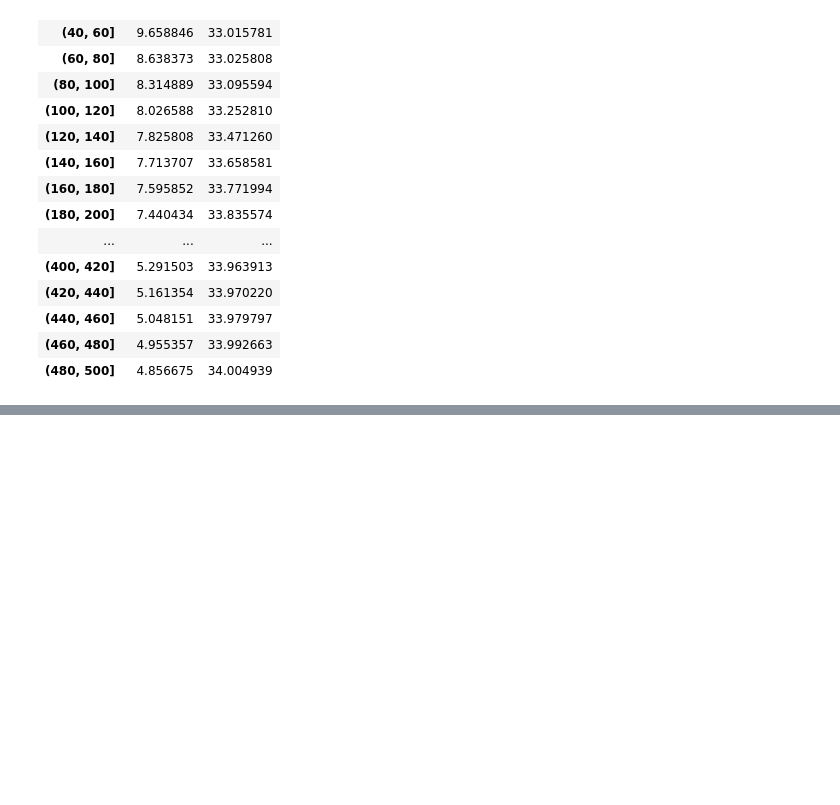
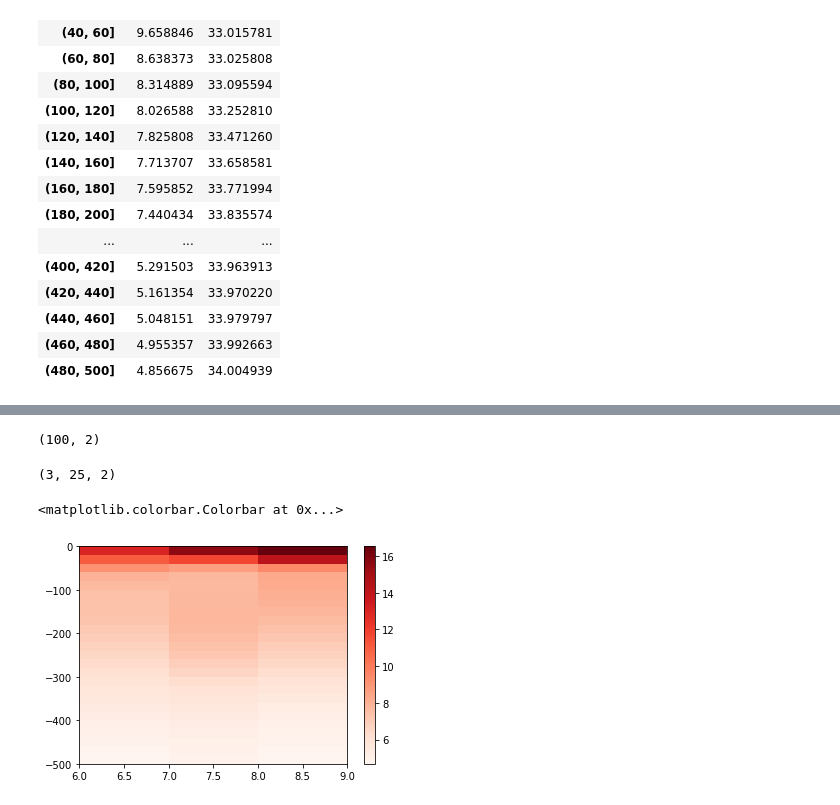
Before and after one commit to adityarn/MAR440_PythonModule, a Jupyter notebook: 04_Pandas.ipynb, the cells around one changed output, grey strips where cells are left out. Drawn from its saved outputs; the diff is of its cells as text; code cells hidden in the pictures; blank space fills up the shorter version.

```diff
--- a/04_Pandas.ipynb
+++ b/04_Pandas.ipynb
@@ -406,0 +435,19 @@ meop.groupby(pd.cut(meop.DEPTH, np.arange(0, 501, 20) ))[["TEMP", "SAL"]].mean()
+# %%
+depth_month_binned_mean.values.shape
+# %% [output]
+(100, 2)
+# %%
+def compute_depth_binned_mean_values(gdf, binsize=20):
+    return gdf.groupby(pd.cut(gdf.DEPTH, np.arange(0, 501, binsize) ))[["TEMP", "SAL"]].mean().values
+# %%
+depth_month_binned_mean = np.stack(meop.groupby(pd.cut(meop.datetime.dt.month, np.arange(6, 10) )).apply(compute_depth_binned_mean_values))
+# %%
+depth_month_binned_mean.shape
+# %% [output]
+(3, 25, 2)
+# %%
+PC = plt.pcolormesh(np.arange(6,10), np.arange(0,-501, -20), depth_month_binned_mean[:, :, 0].T, cmap="Reds")
+plt.colorbar(PC)
+# %% [output]
+<matplotlib.colorbar.Colorbar at 0x...>
+[figure, added]
```
Also changed, not shown: parts of 10 cells of this notebook, 1 other file.
